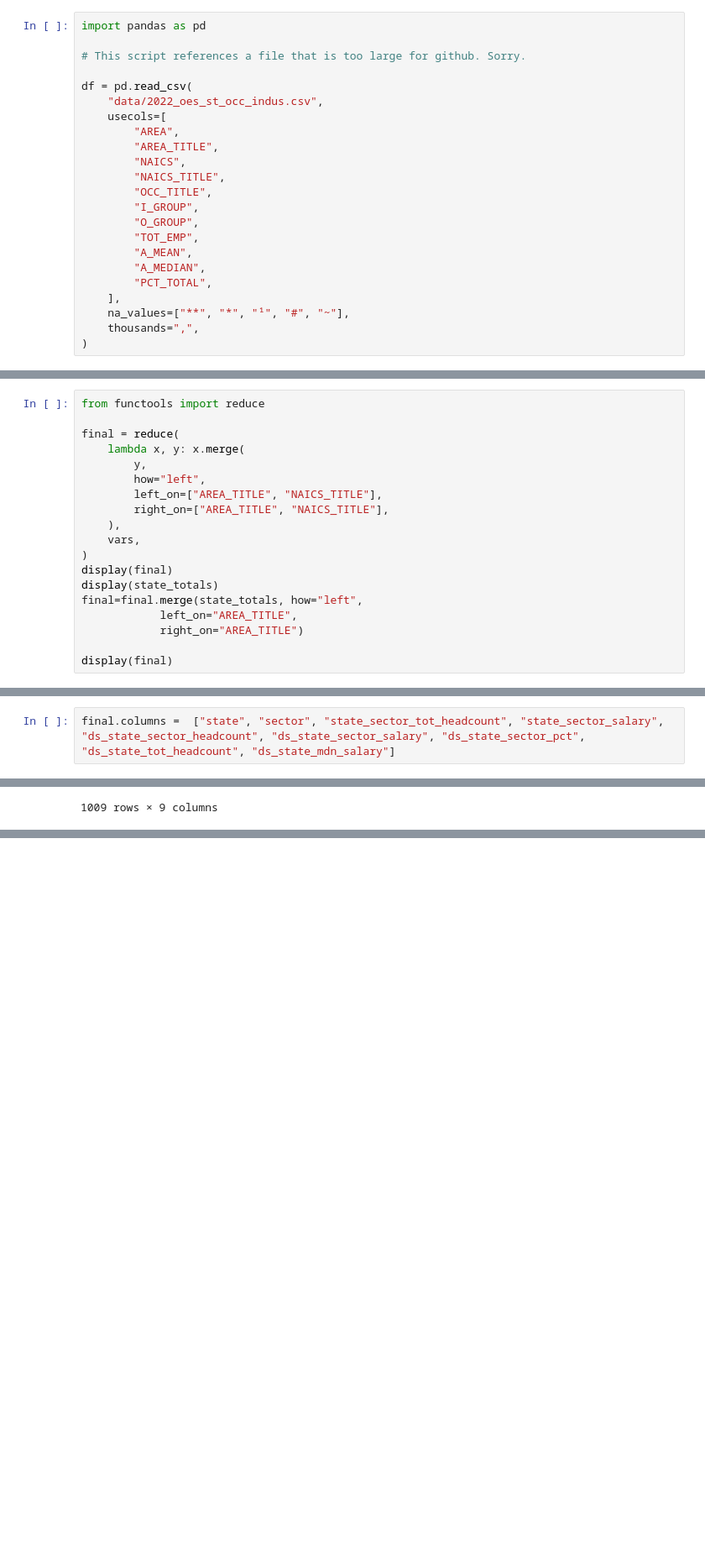
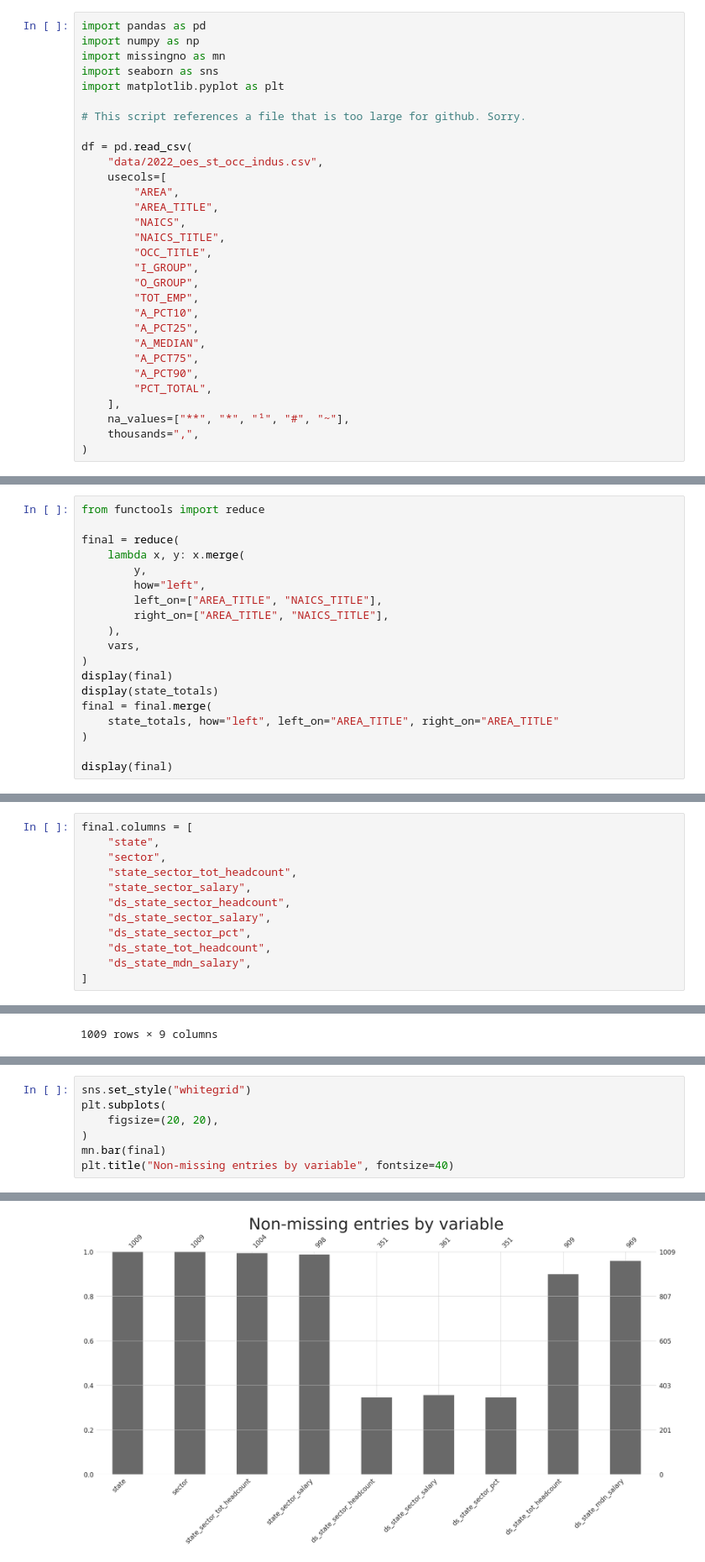
Before and after one commit to joshred83/cda_project, a Jupyter notebook: imputation_preparation.ipynb, the cells around one changed output, grey strips where cells are left out. Shown: that part at 84% size. Drawn from its saved outputs; the diff is of its cells as text; blank space fills up the shorter version.

```diff
--- a/imputation_preparation.ipynb
+++ b/imputation_preparation.ipynb
@@ -1,5 +1,9 @@
 # %%
 import pandas as pd
+import numpy as np
+import missingno as mn
+import seaborn as sns
+import matplotlib.pyplot as plt
 
 # This script references a file that is too large for github. Sorry.
 
@@ -14,8 +18,11 @@ df = pd.read_csv(
         "I_GROUP",
         "O_GROUP",
         "TOT_EMP",
-        "A_MEAN",
+        "A_PCT10",
+        "A_PCT25",
         "A_MEDIAN",
+        "A_PCT75",
+        "A_PCT90",
         "PCT_TOTAL",
     ],
     na_values=["**", "*", "¹", "#", "~"],
@@ -204,9 +211,9 @@ final = reduce(
 )
 display(final)
 display(state_totals)
-final=final.merge(state_totals, how="left",
-            left_on="AREA_TITLE",
-            right_on="AREA_TITLE")
+final = final.merge(
+    state_totals, how="left", left_on="AREA_TITLE", right_on="AREA_TITLE"
+)
 
 display(final)
 # %% [output]
@@ -254,7 +261,17 @@ display(final)
 | 1008 | Wyoming | Federal, State, and Local Governm... | 28910.0 | 50260.0 | NaN | NaN | NaN | 40.0 | 139970.0 |
 1009 rows × 9 columns
 # %%
-final.columns =  ["state", "sector", "state_sector_tot_headcount", "state_sector_salary", "ds_state_sector_headcount", "ds_state_sector_salary", "ds_state_sector_pct", "ds_state_tot_headcount", "ds_state_mdn_salary"]
+final.columns = [
+    "state",
+    "sector",
+    "state_sector_tot_headcount",
+    "state_sector_salary",
+    "ds_state_sector_headcount",
+    "ds_state_sector_salary",
+    "ds_state_sector_pct",
+    "ds_state_tot_headcount",
+    "ds_state_mdn_salary",
+]
 # %%
 final.to_csv("data/imputation/state_sector_data.csv", index=False)
 # %%
@@ -275,0 +305,8 @@ pd.read_csv("data/imputation/state_sector_data.csv")
+# %%
+sns.set_style("whitegrid")
+plt.subplots(
+    figsize=(20, 20),
+)
+mn.bar(final)
+plt.title("Non-missing entries by variable", fontsize=40)
+# %% [output]
@@ -275,0 +314 @@ pd.read_csv("data/imputation/state_sector_data.csv")
+[figure, added]
```
Also changed, not shown: parts of 6 cells of this notebook, 2 other files.
